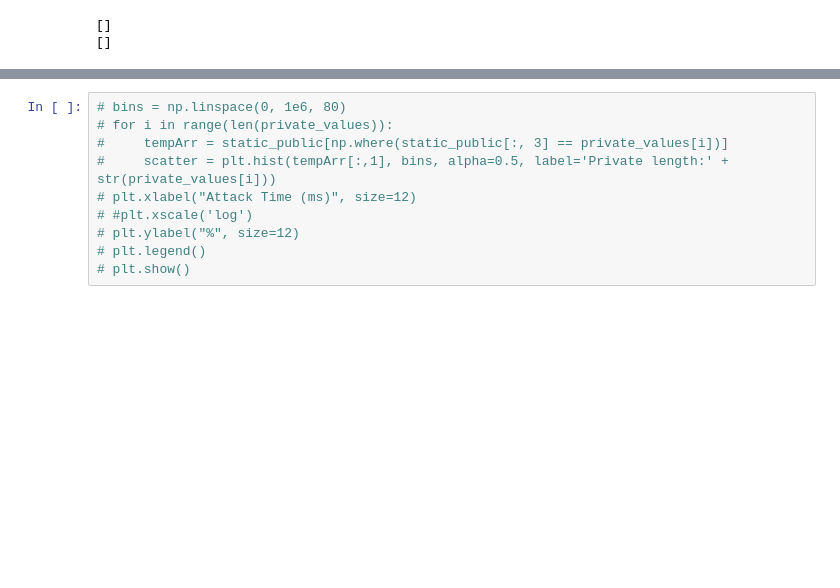
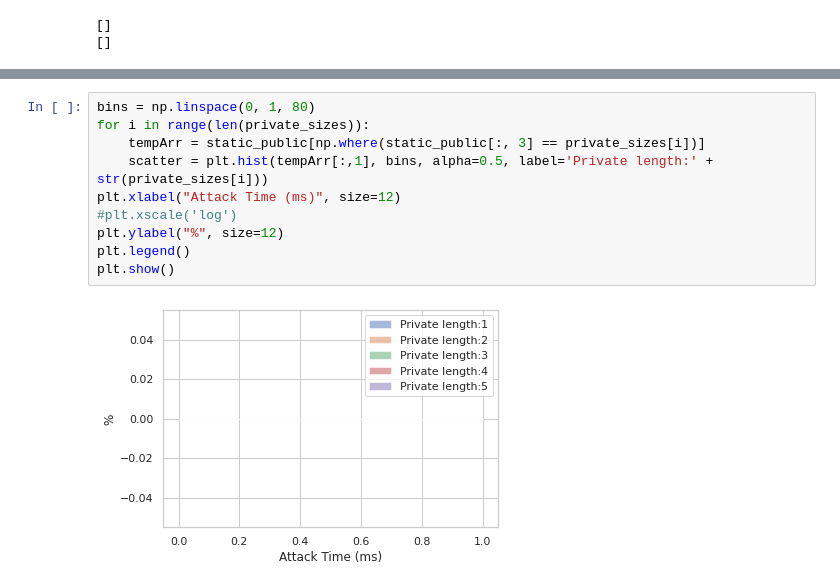
Before and after one commit to reednel/aag, a Jupyter notebook: simulations/PermutationGraphs.ipynb, the cells around one changed output, grey strips where cells are left out. Cells and saved outputs as stored; diff of their text form; blank space fills up the shorter version.

```diff
--- a/simulations/PermutationGraphs.ipynb
+++ b/simulations/PermutationGraphs.ipynb
@@ -66,11 +69,13 @@ print(static_private)
 # %%
-# bins = np.linspace(0, 1e6, 80)
-# for i in range(len(private_values)):
-#     tempArr = static_public[np.where(static_public[:, 3] == private_values[i])]
-#     scatter = plt.hist(tempArr[:,1], bins, alpha=0.5, label='Private length:' + str(private_values[i]))
-# plt.xlabel("Attack Time (ms)", size=12)
-# #plt.xscale('log')
-# plt.ylabel("%", size=12)
-# plt.legend()
-# plt.show()
+bins = np.linspace(0, 1, 80)
+for i in range(len(private_sizes)):
+    tempArr = static_public[np.where(static_public[:, 3] == private_sizes[i])]
+    scatter = plt.hist(tempArr[:,1], bins, alpha=0.5, label='Private length:' + str(private_sizes[i]))
+plt.xlabel("Attack Time (ms)", size=12)
+#plt.xscale('log')
+plt.ylabel("%", size=12)
+plt.legend()
+plt.show()
+# %% [output]
+[figure, added]
 # %%
```
Also changed, not shown: parts of 11 cells of this notebook, 4 other files.
